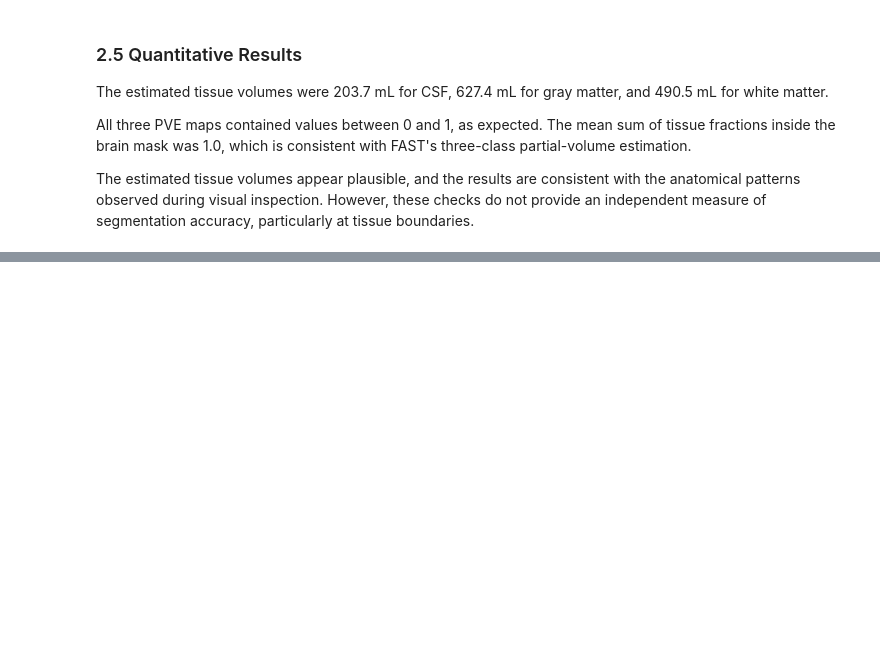
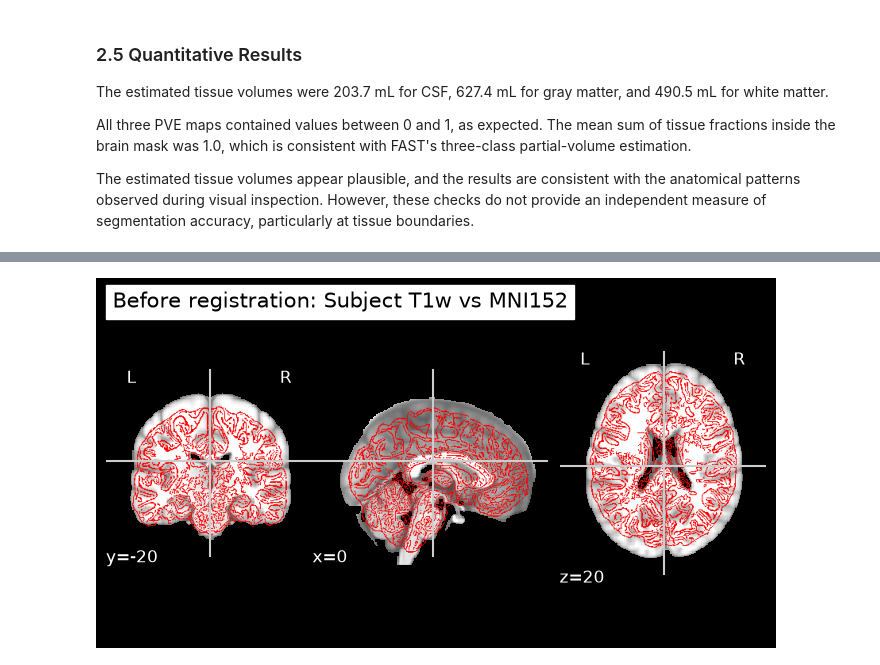
Before and after one commit to Yasmine-bou/NX421-MiniProject-1, a Jupyter notebook: 01_structural_preprocessing.ipynb, the cells around one changed output, grey strips where cells are left out. Cells and saved outputs as stored; diff of their text form; code cells hidden in the pictures; blank space fills up the shorter version.

```diff
--- a/01_structural_preprocessing.ipynb
+++ b/01_structural_preprocessing.ipynb
@@ -462,0 +589,18 @@ The estimated tissue volumes appear plausible, and the results are consistent wi
+# %%
+from nilearn import plotting
+
+# Compare subject brain boundaries with the MNI template
+before = plotting.plot_anat(
+    str(reference),
+    title="Before registration: Subject T1w vs MNI152",
+    display_mode="ortho",
+    cut_coords=(0, -20, 20),
+    dim=-0.3
+)
+
+# Overlay anatomical edges of the subject T1w
+before.add_edges(str(source), color="red")
+
+plotting.show()
+# %% [output]
+[figure, added]
```
Also changed, not shown: parts of 26 cells of this notebook.
